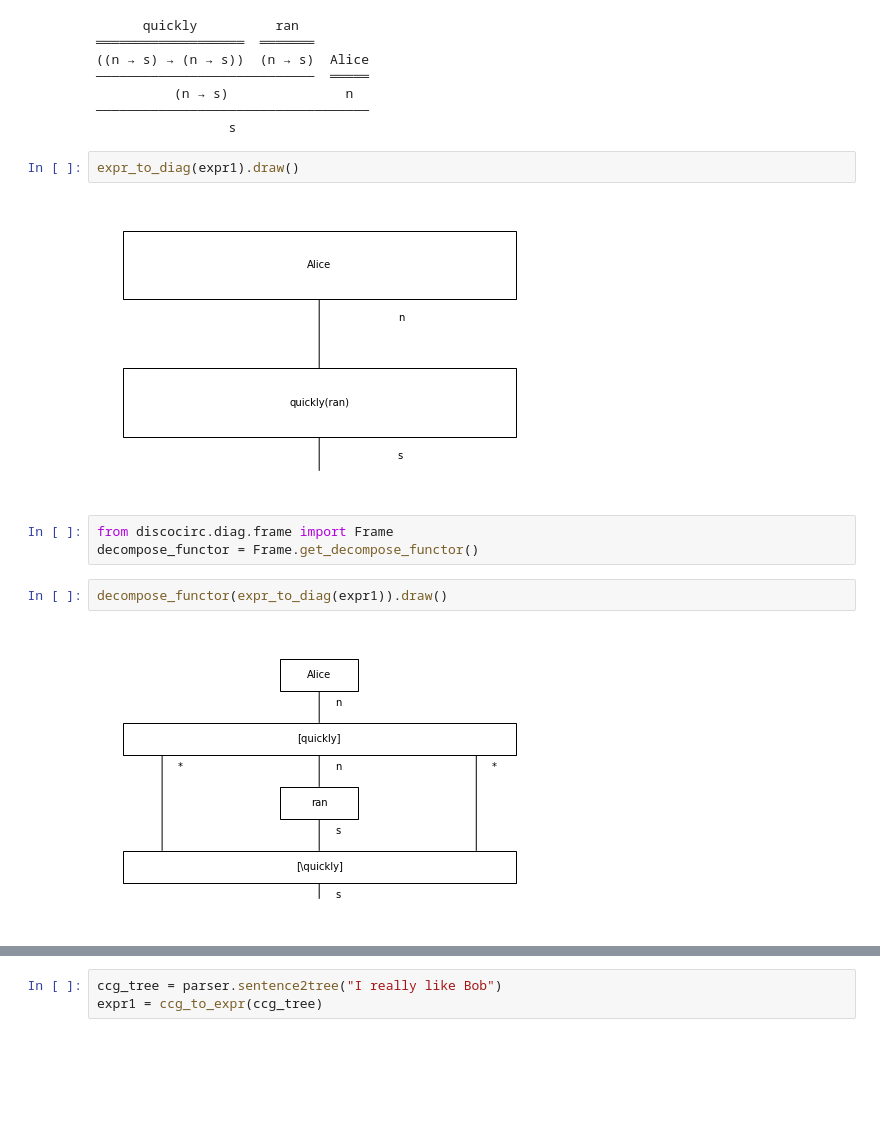
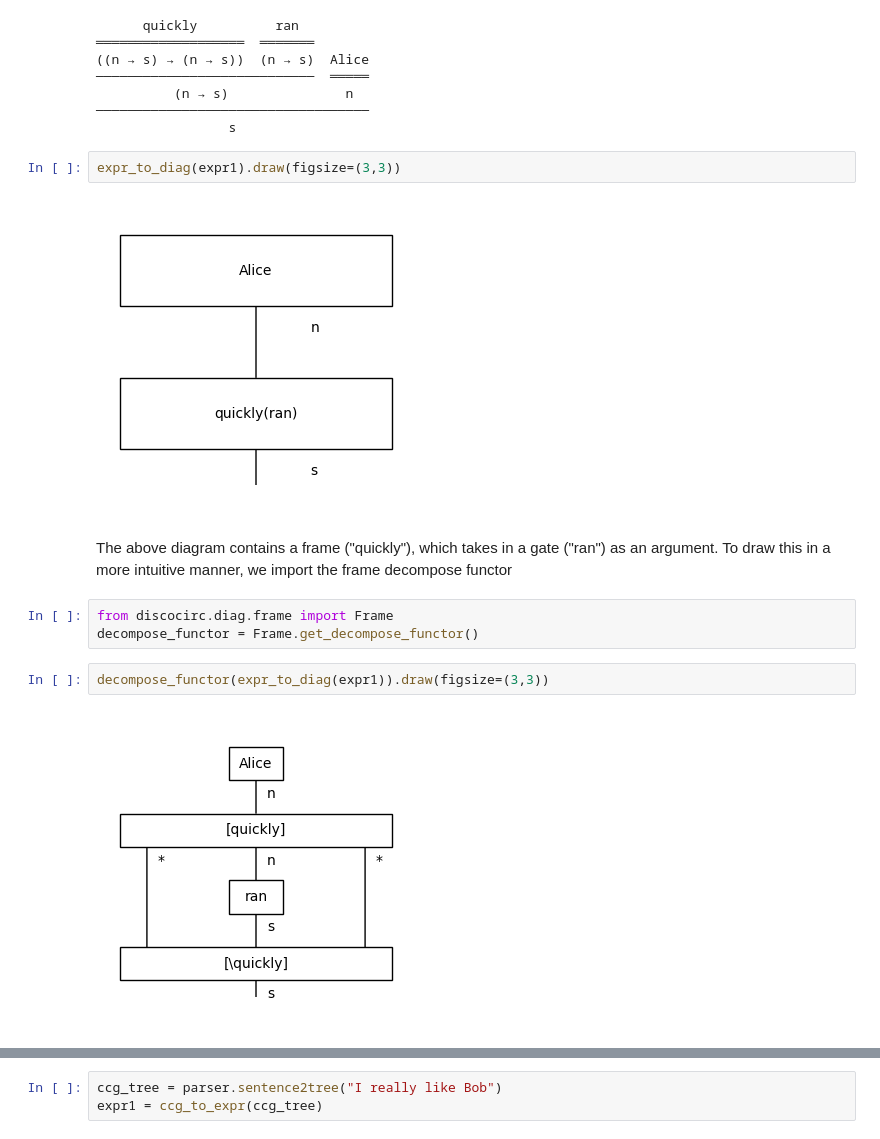
Before and after one commit to CQCL/text_to_discocirc, a Jupyter notebook: tech-demo.ipynb, the cells around one changed output, grey strips where cells are left out. Cells and saved outputs as stored; diff of their text form; blank space fills up the shorter version.

```diff
--- a/tech-demo.ipynb
+++ b/tech-demo.ipynb
@@ -83,14 +85,16 @@ expr1
 ───────────────────────────────────
                  s
 # %%
-expr_to_diag(expr1).draw()
+expr_to_diag(expr1).draw(figsize=(3,3))
 # %% [output]
-[figure, old version]
+[figure, new version]
+# %% [markdown]
+The above diagram contains a frame ("quickly"), which takes in a gate ("ran") as an argument. To draw this in a more intuitive manner, we import the frame decompose functor
 # %%
 from discocirc.diag.frame import Frame
 decompose_functor = Frame.get_decompose_functor()
 # %%
-decompose_functor(expr_to_diag(expr1)).draw()
+decompose_functor(expr_to_diag(expr1)).draw(figsize=(3,3))
 # %% [output]
-[figure, old version]
+[figure, new version]
 # %%
```
Also changed, not shown: parts of 40 cells of this notebook.
